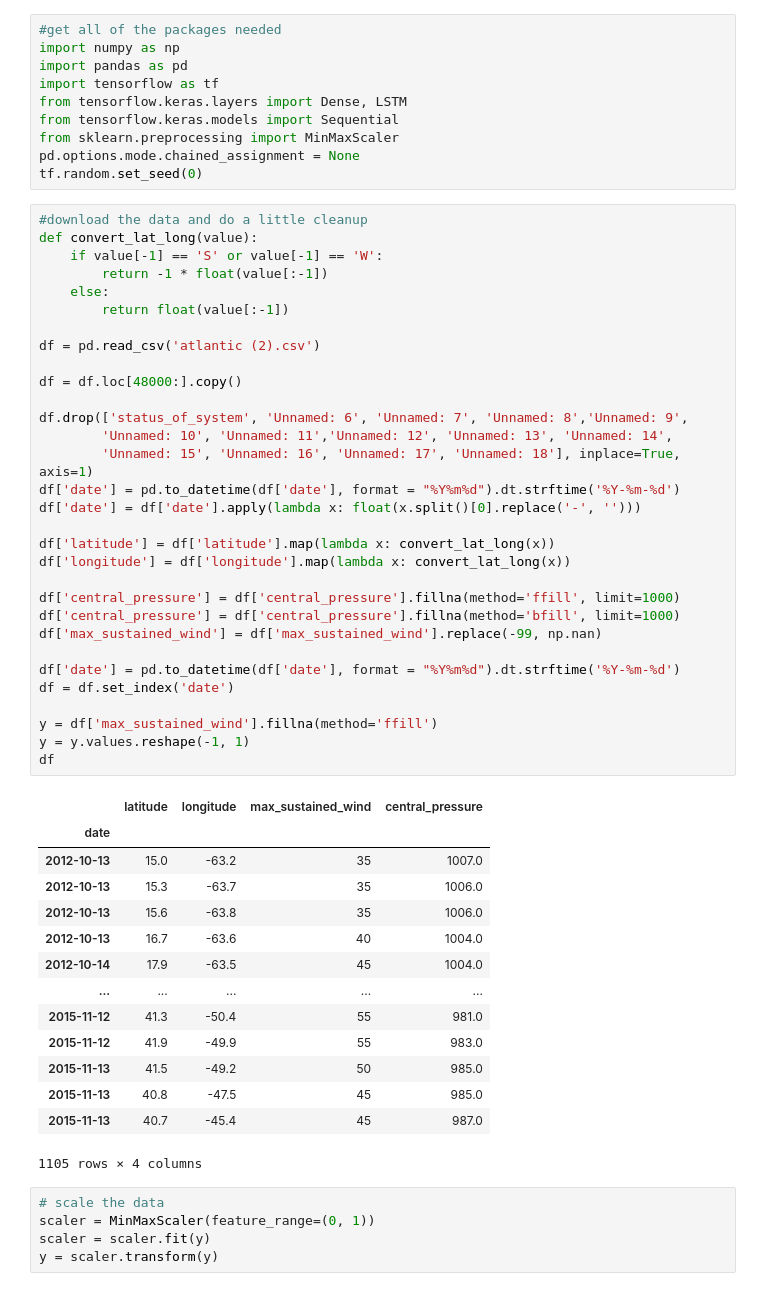
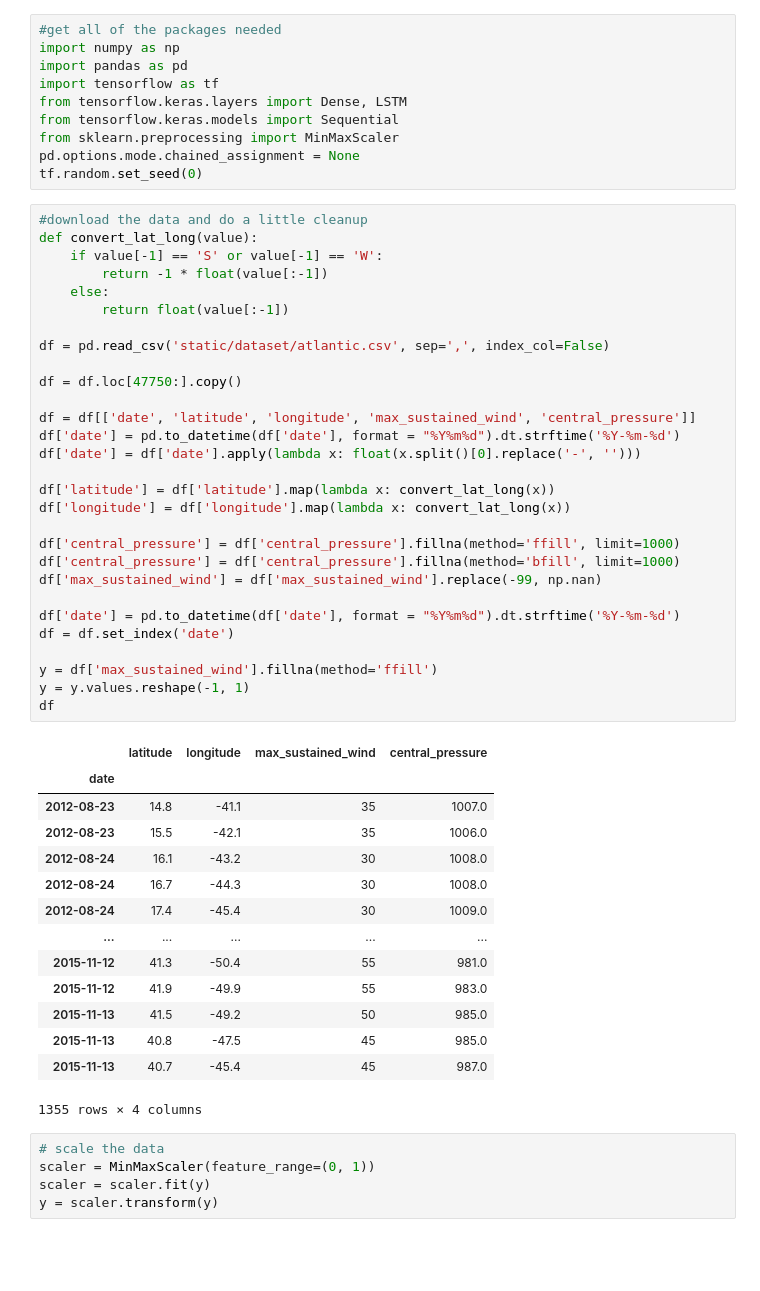
Before and after one commit to AadiTiwar1/HurricanePredictionUsingLSTM, a Jupyter notebook: WindspeedPredictor500days.ipynb, the cells around one changed output. Saved outputs shown, nothing was run; the diff lists cells and outputs as text; blank space fills up the shorter version.

```diff
--- a/WindspeedPredictor500days.ipynb
+++ b/WindspeedPredictor500days.ipynb
@@ -11,49 +11,47 @@ tf.random.set_seed(0)
 # %%
 #download the data and do a little cleanup
 def convert_lat_long(value):
     if value[-1] == 'S' or value[-1] == 'W':
         return -1 * float(value[:-1])
     else:
         return float(value[:-1])
 
-df = pd.read_csv('atlantic (2).csv')
+df = pd.read_csv('static/dataset/atlantic.csv', sep=',', index_col=False)
 
-df = df.loc[48000:].copy()
+df = df.loc[47750:].copy()
 
-df.drop(['status_of_system', 'Unnamed: 6', 'Unnamed: 7', 'Unnamed: 8','Unnamed: 9',
-        'Unnamed: 10', 'Unnamed: 11','Unnamed: 12', 'Unnamed: 13', 'Unnamed: 14',
-        'Unnamed: 15', 'Unnamed: 16', 'Unnamed: 17', 'Unnamed: 18'], inplace=True, axis=1)
+df = df[['date', 'latitude', 'longitude', 'max_sustained_wind', 'central_pressure']]
 df['date'] = pd.to_datetime(df['date'], format = "%Y%m%d").dt.strftime('%Y-%m-%d')
 df['date'] = df['date'].apply(lambda x: float(x.split()[0].replace('-', '')))
 
 df['latitude'] = df['latitude'].map(lambda x: convert_lat_long(x))
 df['longitude'] = df['longitude'].map(lambda x: convert_lat_long(x))
 
 df['central_pressure'] = df['central_pressure'].fillna(method='ffill', limit=1000)
 df['central_pressure'] = df['central_pressure'].fillna(method='bfill', limit=1000)
 df['max_sustained_wind'] = df['max_sustained_wind'].replace(-99, np.nan)
 
 df['date'] = pd.to_datetime(df['date'], format = "%Y%m%d").dt.strftime('%Y-%m-%d')
 df = df.set_index('date')
 
 y = df['max_sustained_wind'].fillna(method='ffill')
 y = y.values.reshape(-1, 1)
 df
 # %% [output]
 |  | latitude | longitude | max_sustained_wind | central_pressure |
 | date |  |  |  |  |
-| 2012-10-13 | 15.0 | -63.2 | 35 | 1007.0 |
-| 2012-10-13 | 15.3 | -63.7 | 35 | 1006.0 |
-| 2012-10-13 | 15.6 | -63.8 | 35 | 1006.0 |
-| 2012-10-13 | 16.7 | -63.6 | 40 | 1004.0 |
-| 2012-10-14 | 17.9 | -63.5 | 45 | 1004.0 |
+| 2012-08-23 | 14.8 | -41.1 | 35 | 1007.0 |
+| 2012-08-23 | 15.5 | -42.1 | 35 | 1006.0 |
+| 2012-08-24 | 16.1 | -43.2 | 30 | 1008.0 |
+| 2012-08-24 | 16.7 | -44.3 | 30 | 1008.0 |
+| 2012-08-24 | 17.4 | -45.4 | 30 | 1009.0 |
 | ... | ... | ... | ... | ... |
 | 2015-11-12 | 41.3 | -50.4 | 55 | 981.0 |
 | 2015-11-12 | 41.9 | -49.9 | 55 | 983.0 |
 | 2015-11-13 | 41.5 | -49.2 | 50 | 985.0 |
 | 2015-11-13 | 40.8 | -47.5 | 45 | 985.0 |
 | 2015-11-13 | 40.7 | -45.4 | 45 | 987.0 |
-1105 rows × 4 columns
+1355 rows × 4 columns
 # %%
 # scale the data
 scaler = MinMaxScaler(feature_range=(0, 1))
```
Also changed, not shown: parts of 2 cells of this notebook, 7 other files.
